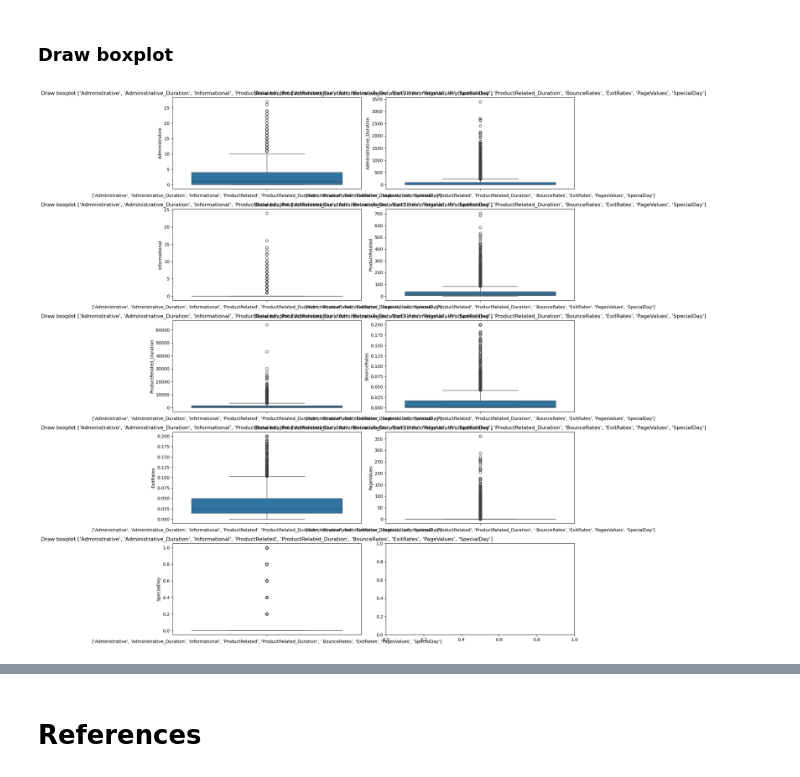
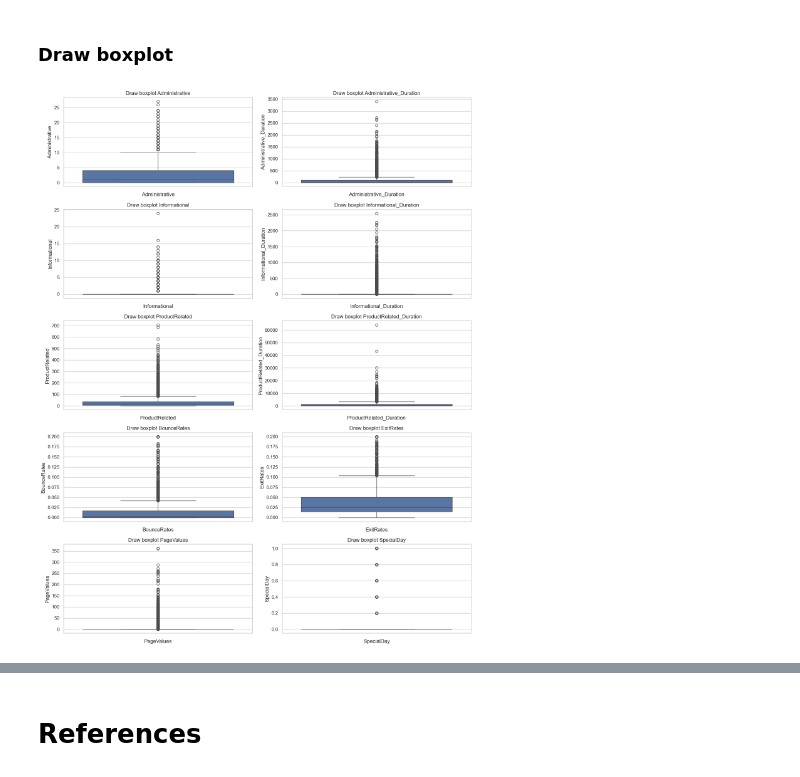
Before and after one commit to 2026362-Silvia/Statistic, a Jupyter notebook: 2nd Assessment/2026362_SilviaSolanoMarchini_Statistic_2ndAssesment.ipynb, the cells around one changed output, grey strips where cells are left out. Cells and saved outputs as stored; diff of their text form; code cells hidden in the pictures.

```diff
--- a/2nd Assessment/2026362_SilviaSolanoMarchini_Statistic_2ndAssesment.ipynb
+++ b/2nd Assessment/2026362_SilviaSolanoMarchini_Statistic_2ndAssesment.ipynb
@@ -263,14 +263,14 @@ Interpretation (3 more important features):
 ### Plot the distribution
 # %%
 # Plot the distribution columns
-columns_1 = ["Administrative", "Administrative_Duration", "Informational", "ProductRelated", "ProductRelated_Duration", "BounceRates", "ExitRates", "PageValues", "SpecialDay"]
+columns_1 = ["Administrative", "Administrative_Duration", "Informational", "Informational_Duration", "ProductRelated", "ProductRelated_Duration", "BounceRates", "ExitRates", "PageValues", "SpecialDay"]
 fig, axes = plt.subplots(5,2, figsize=(14,18))
 axes = axes.flatten()
 
 for index, cols in enumerate (columns_1):
     sns.histplot(df[cols], kde=True, ax=axes[index])
-    axes[index].set_title(f'Distribution of {columns_1}')
-    axes[index].set_xlabel(columns)
+    axes[index].set_title(f'Distribution of {cols}')
+    axes[index].set_xlabel(cols)
     axes[index].set_ylabel('Frequency')
 
 plt.tight_layout()
@@ -281,16 +281,16 @@ plt.show()
 ### Draw boxplot
 # %%
 # Draw boxplot the distribution columns
-columns_1 = ["Administrative", "Administrative_Duration", "Informational", "ProductRelated", "ProductRelated_Duration", "BounceRates", "ExitRates", "PageValues", "SpecialDay"]
+col = ["Administrative", "Administrative_Duration", "Informational", "Informational_Duration", "ProductRelated", "ProductRelated_Duration", "BounceRates", "ExitRates", "PageValues", "SpecialDay"]
 fig, axes = plt.subplots(5,2, figsize=(14,18))
 axes = axes.flatten()
 
 for index, cols in enumerate (columns_1):
     sns.boxplot(df[cols], ax=axes[index])
-    axes[index].set_title(f'Draw boxplot {columns_1}')
-    axes[index].set_xlabel(columns)
+    axes[index].set_title(f'Draw boxplot {cols}')
+    axes[index].set_xlabel(cols)
 
 plt.tight_layout()
 plt.show()
 # %% [output]
-[figure, old version]
+[figure, new version]
```
Also changed, not shown: parts of 10 cells of this notebook.
